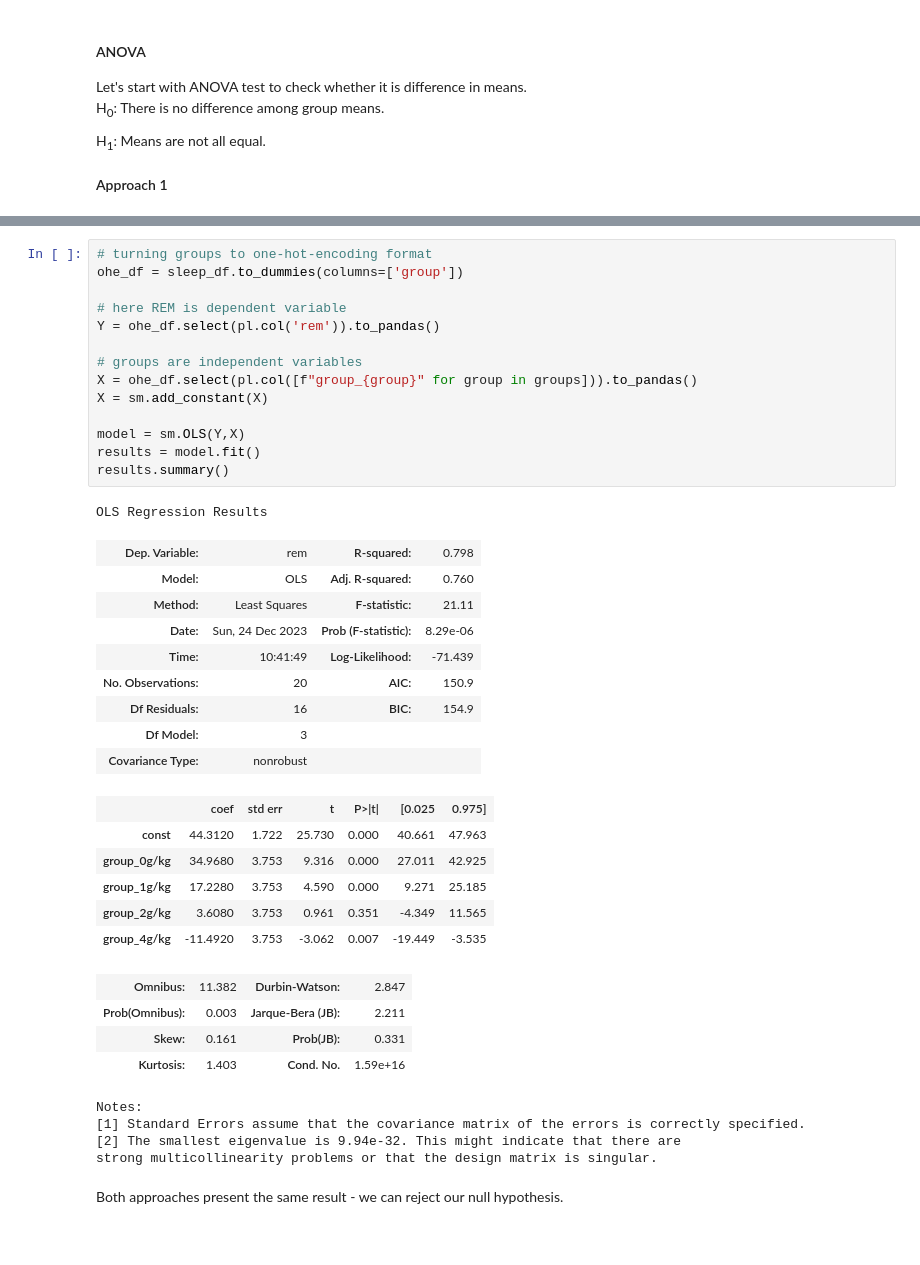
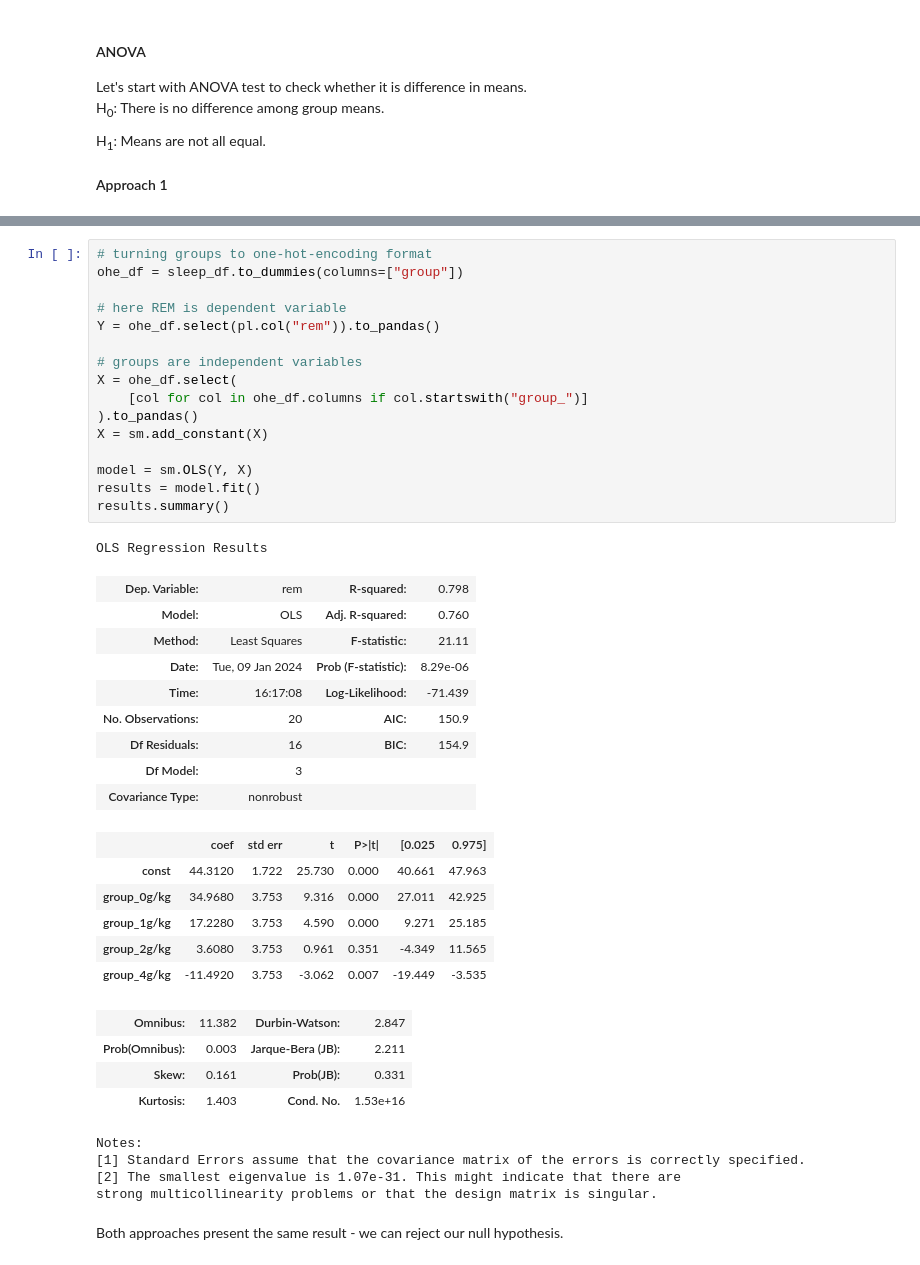
Before and after one commit to dutking/bioinformatics, a Jupyter notebook: learning_statistics/Multiple_comparisons_problem.ipynb, the cells around one changed output, grey strips where cells are left out. Drawn from its saved outputs; the diff is of its cells as text.

```diff
--- a/learning_statistics/Multiple_comparisons_problem.ipynb
+++ b/learning_statistics/Multiple_comparisons_problem.ipynb
@@ -186,24 +214,26 @@ Here we need turn categorical data into one-hot-encoding manually.
 # %%
 # turning groups to one-hot-encoding format
-ohe_df = sleep_df.to_dummies(columns=['group'])
+ohe_df = sleep_df.to_dummies(columns=["group"])
 
 # here REM is dependent variable
-Y = ohe_df.select(pl.col('rem')).to_pandas()
+Y = ohe_df.select(pl.col("rem")).to_pandas()
 
 # groups are independent variables
-X = ohe_df.select(pl.col([f"group_{group}" for group in groups])).to_pandas()
+X = ohe_df.select(
+    [col for col in ohe_df.columns if col.startswith("group_")]
+).to_pandas()
 X = sm.add_constant(X)
 
-model = sm.OLS(Y,X)
+model = sm.OLS(Y, X)
 results = model.fit()
 results.summary()
 # %% [output]
 OLS Regression Results
 | Dep. Variable: | rem | R-squared: | 0.798 |
 | Model: | OLS | Adj. R-squared: | 0.760 |
 | Method: | Least Squares | F-statistic: | 21.11 |
-| Date: | Sun, 24 Dec 2023 | Prob (F-statistic): | 8.29e-06 |
-| Time: | 10:41:49 | Log-Likelihood: | -71.439 |
+| Date: | Tue, 09 Jan 2024 | Prob (F-statistic): | 8.29e-06 |
+| Time: | 16:17:08 | Log-Likelihood: | -71.439 |
 | No. Observations: | 20 | AIC: | 150.9 |
 | Df Residuals: | 16 | BIC: | 154.9 |
 | Df Model: | 3 |  |  |
@@ -217,10 +247,10 @@ OLS Regression Results
 | Omnibus: | 11.382 | Durbin-Watson: | 2.847 |
 | Prob(Omnibus): | 0.003 | Jarque-Bera (JB): | 2.211 |
 | Skew: | 0.161 | Prob(JB): | 0.331 |
-| Kurtosis: | 1.403 | Cond. No. | 1.59e+16 |
+| Kurtosis: | 1.403 | Cond. No. | 1.53e+16 |
 Notes:
 [1] Standard Errors assume that the covariance matrix of the errors is correctly specified.
-[2] The smallest eigenvalue is 9.94e-32. This might indicate that there are
+[2] The smallest eigenvalue is 1.07e-31. This might indicate that there are
 strong multicollinearity problems or that the design matrix is singular.
 # %% [markdown]
 Both approaches present the same result - we can reject our null hypothesis.
```
Also changed, not shown: parts of 17 cells of this notebook.
